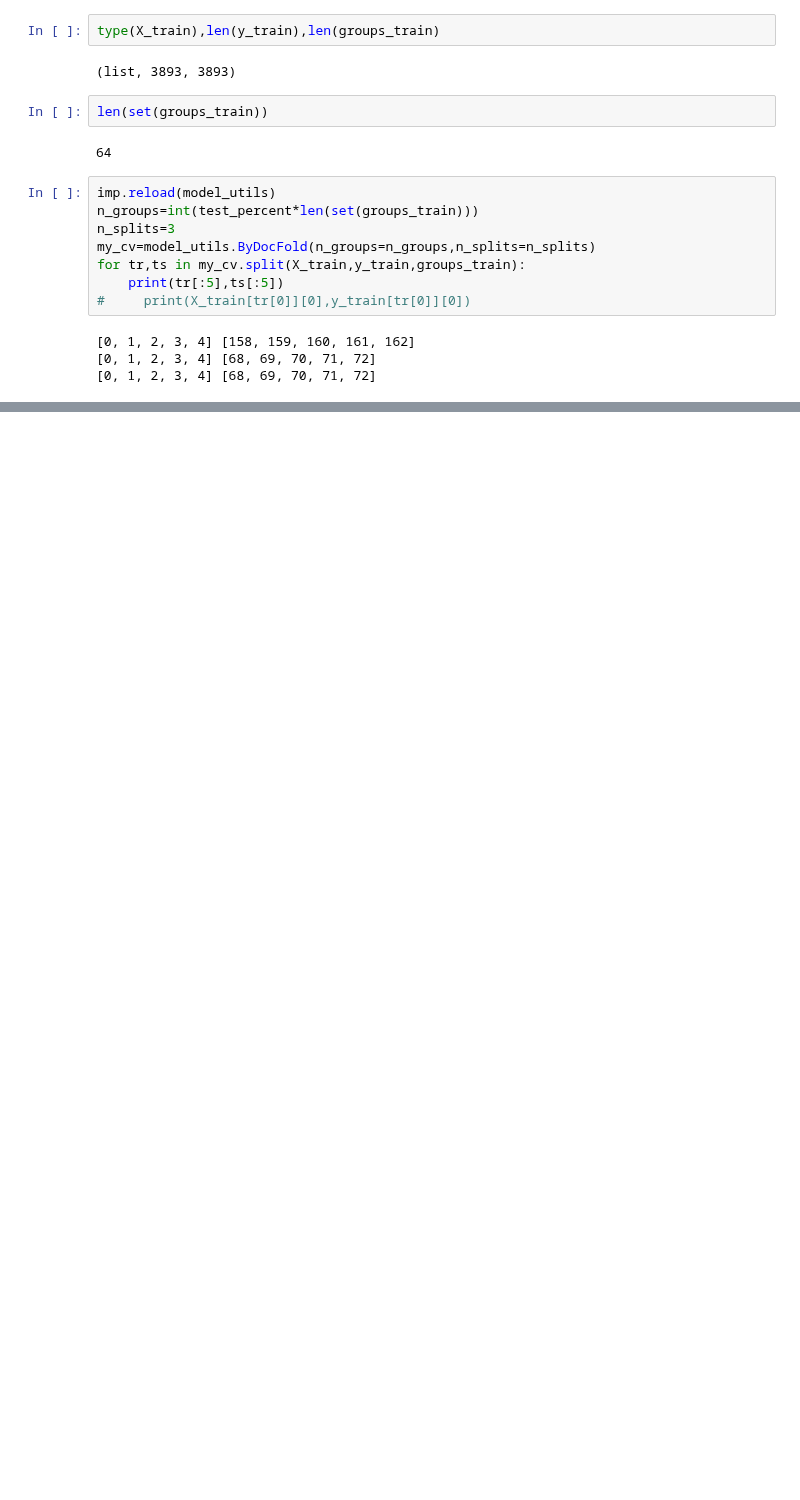
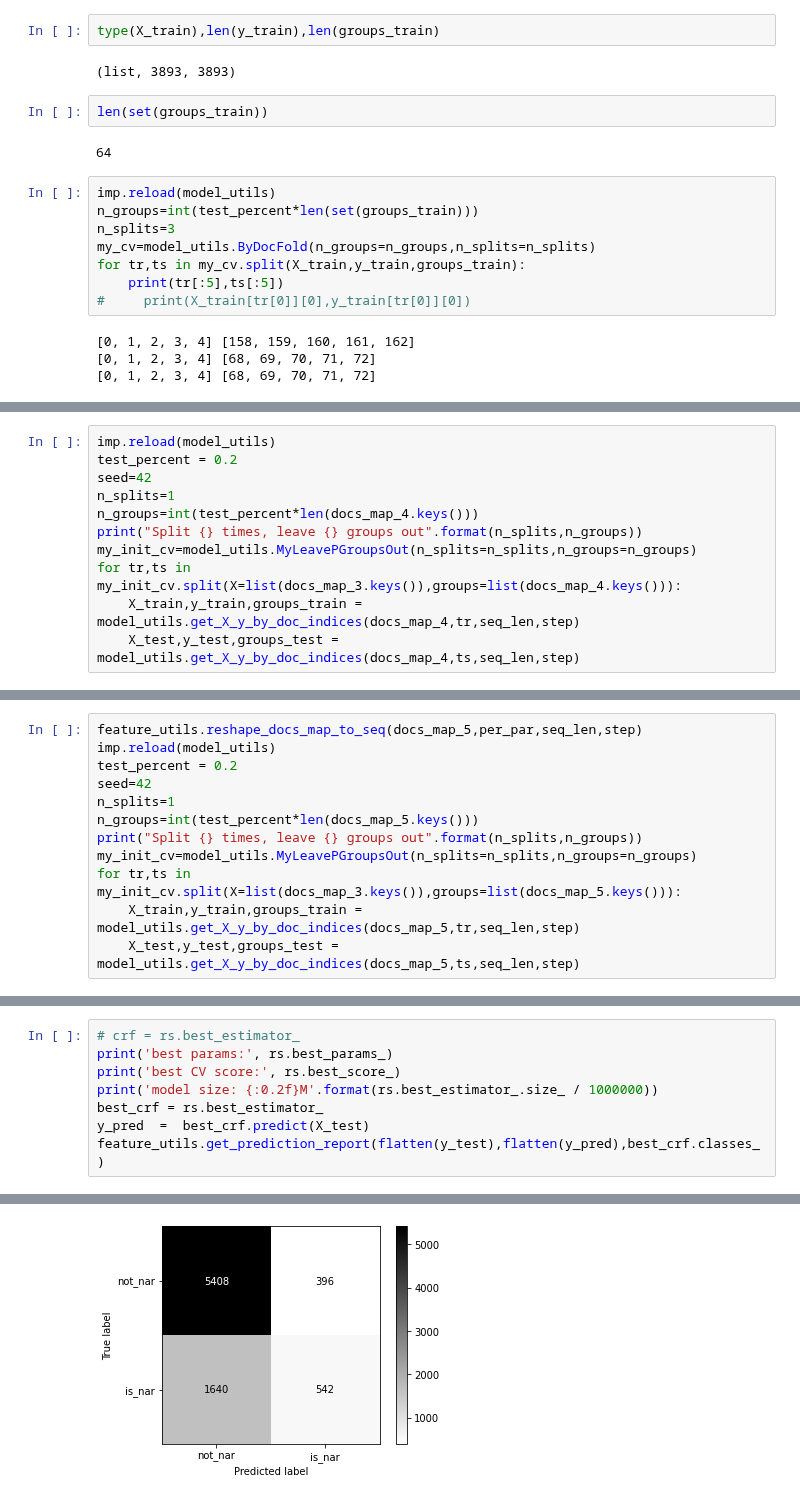
Before and after one commit to Sofy34/personal_strudy, a Jupyter notebook: thesis/14_reparse.ipynb, the cells around one changed output, grey strips where cells are left out. Cells and saved outputs as stored; diff of their text form; blank space fills up the shorter version.

```diff
--- a/thesis/14_reparse.ipynb
+++ b/thesis/14_reparse.ipynb
@@ -213,0 +681,11 @@ weighted avg       0.76      0.78      0.76      7986
+# %%
+imp.reload(model_utils)
+test_percent = 0.2
+seed=42
+n_splits=1
+n_groups=int(test_percent*len(docs_map_4.keys()))
+print("Split {} times, leave {} groups out".format(n_splits,n_groups))
+my_init_cv=model_utils.MyLeavePGroupsOut(n_splits=n_splits,n_groups=n_groups)
+for tr,ts in my_init_cv.split(X=list(docs_map_3.keys()),groups=list(docs_map_4.keys())):
+    X_train,y_train,groups_train =  model_utils.get_X_y_by_doc_indices(docs_map_4,tr,seq_len,step)
+    X_test,y_test,groups_test =  model_utils.get_X_y_by_doc_indices(docs_map_4,ts,seq_len,step)
@@ -213,0 +797,12 @@ weighted avg       0.76      0.78      0.76      7986
+# %%
+feature_utils.reshape_docs_map_to_seq(docs_map_5,per_par,seq_len,step)
+imp.reload(model_utils)
+test_percent = 0.2
+seed=42
+n_splits=1
+n_groups=int(test_percent*len(docs_map_5.keys()))
+print("Split {} times, leave {} groups out".format(n_splits,n_groups))
+my_init_cv=model_utils.MyLeavePGroupsOut(n_splits=n_splits,n_groups=n_groups)
+for tr,ts in my_init_cv.split(X=list(docs_map_3.keys()),groups=list(docs_map_5.keys())):
+    X_train,y_train,groups_train =  model_utils.get_X_y_by_doc_indices(docs_map_5,tr,seq_len,step)
+    X_test,y_test,groups_test =  model_utils.get_X_y_by_doc_indices(docs_map_5,ts,seq_len,step)
@@ -213,0 +901,9 @@ weighted avg       0.76      0.78      0.76      7986
+# %%
+# crf = rs.best_estimator_
+print('best params:', rs.best_params_)
+print('best CV score:', rs.best_score_)
+print('model size: {:0.2f}M'.format(rs.best_estimator_.size_ / 1000000))
+best_crf = rs.best_estimator_
+y_pred  =  best_crf.predict(X_test)
+feature_utils.get_prediction_report(flatten(y_test),flatten(y_pred),best_crf.classes_)
+# %% [output]
@@ -213,0 +922 @@ weighted avg       0.76      0.78      0.76      7986
+[figure, added]
```
Also changed, not shown: parts of 80 cells of this notebook.
